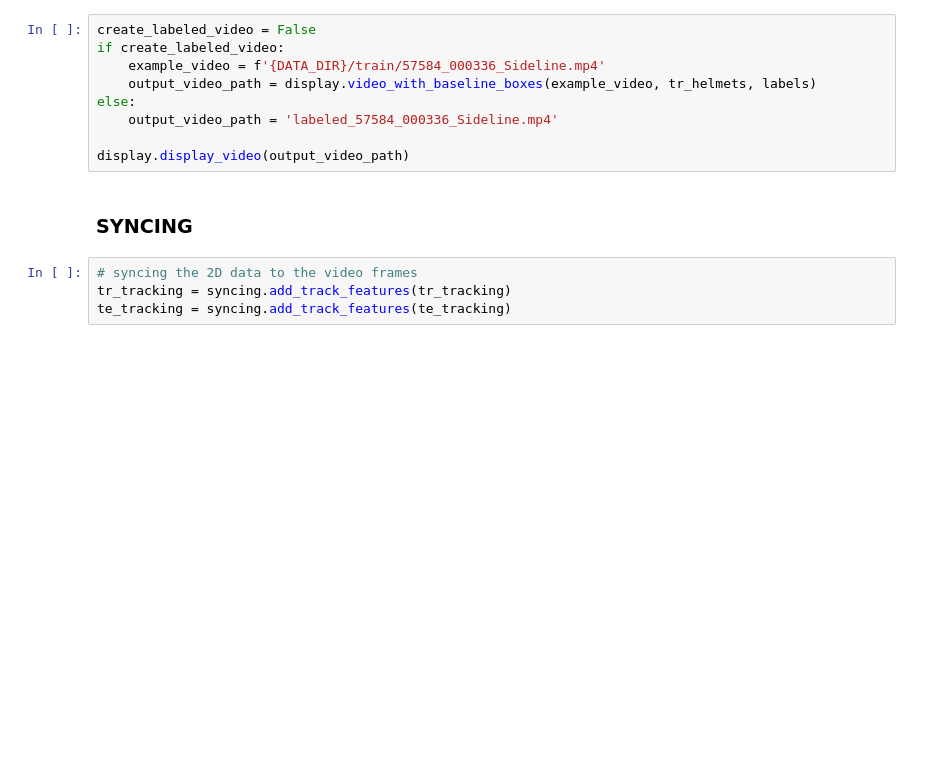
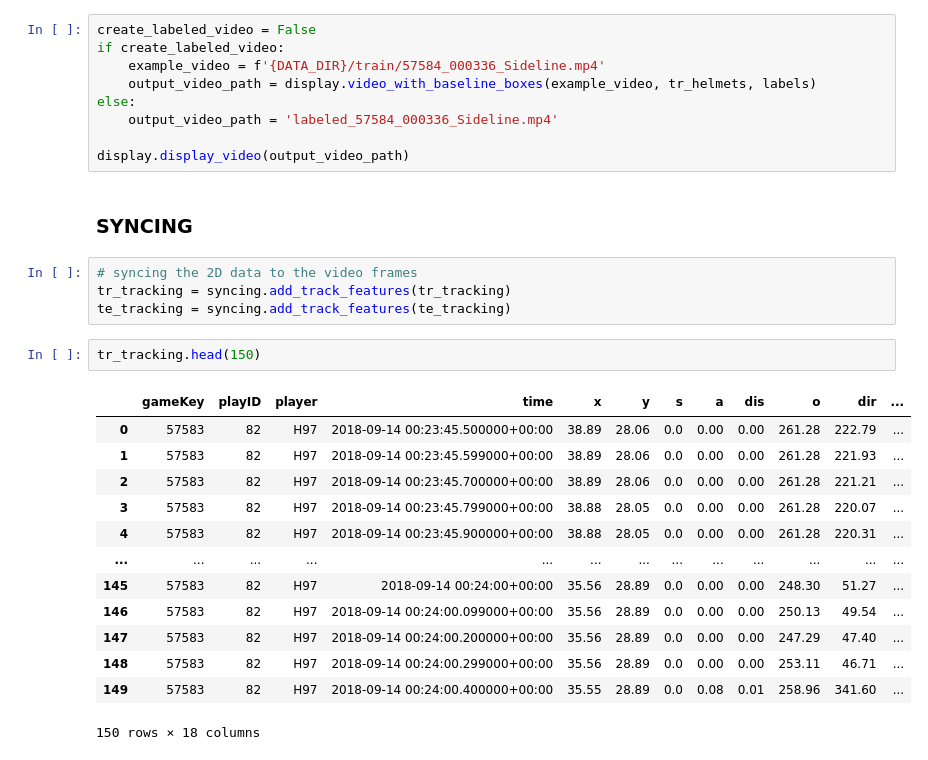
Before and after one commit to prenassipaolo/kaggle_nfl_2021, a Jupyter notebook: baseline.ipynb, the cells around one changed output. Cells and saved outputs as stored; diff of their text form; blank space fills up the shorter version.

```diff
--- a/baseline.ipynb
+++ b/baseline.ipynb
@@ -87,3 +87,19 @@ display.display_video(output_video_path)
 # syncing the 2D data to the video frames
 tr_tracking = syncing.add_track_features(tr_tracking)
 te_tracking = syncing.add_track_features(te_tracking)
+# %%
+tr_tracking.head(150)
+# %% [output]
+|  | gameKey | playID | player | time | x | y | s | a | dis | o | dir | ... |
+| 0 | 57583 | 82 | H97 | 2018-09-14 00:23:45.500000+00:00 | 38.89 | 28.06 | 0.0 | 0.00 | 0.00 | 261.28 | 222.79 | ... |
+| 1 | 57583 | 82 | H97 | 2018-09-14 00:23:45.599000+00:00 | 38.89 | 28.06 | 0.0 | 0.00 | 0.00 | 261.28 | 221.93 | ... |
+| 2 | 57583 | 82 | H97 | 2018-09-14 00:23:45.700000+00:00 | 38.89 | 28.06 | 0.0 | 0.00 | 0.00 | 261.28 | 221.21 | ... |
+| 3 | 57583 | 82 | H97 | 2018-09-14 00:23:45.799000+00:00 | 38.88 | 28.05 | 0.0 | 0.00 | 0.00 | 261.28 | 220.07 | ... |
+| 4 | 57583 | 82 | H97 | 2018-09-14 00:23:45.900000+00:00 | 38.88 | 28.05 | 0.0 | 0.00 | 0.00 | 261.28 | 220.31 | ... |
+| ... | ... | ... | ... | ... | ... | ... | ... | ... | ... | ... | ... | ... |
+| 145 | 57583 | 82 | H97 | 2018-09-14 00:24:00+00:00 | 35.56 | 28.89 | 0.0 | 0.00 | 0.00 | 248.30 | 51.27 | ... |
+| 146 | 57583 | 82 | H97 | 2018-09-14 00:24:00.099000+00:00 | 35.56 | 28.89 | 0.0 | 0.00 | 0.00 | 250.13 | 49.54 | ... |
+| 147 | 57583 | 82 | H97 | 2018-09-14 00:24:00.200000+00:00 | 35.56 | 28.89 | 0.0 | 0.00 | 0.00 | 247.29 | 47.40 | ... |
+| 148 | 57583 | 82 | H97 | 2018-09-14 00:24:00.299000+00:00 | 35.56 | 28.89 | 0.0 | 0.00 | 0.00 | 253.11 | 46.71 | ... |
+| 149 | 57583 | 82 | H97 | 2018-09-14 00:24:00.400000+00:00 | 35.55 | 28.89 | 0.0 | 0.08 | 0.01 | 258.96 | 341.60 | ... |
+150 rows × 18 columns
```
Also changed, not shown: parts of 3 cells of this notebook, 1 other file.
